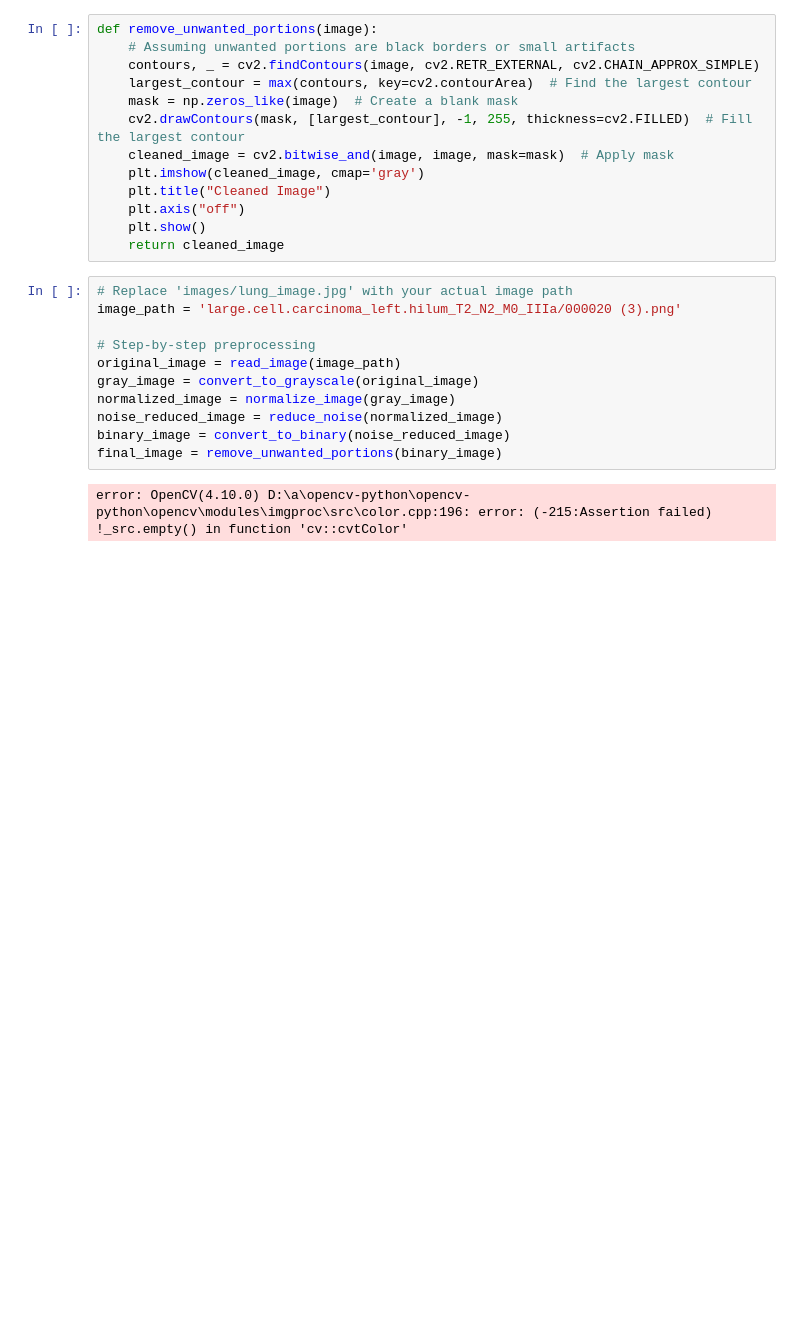
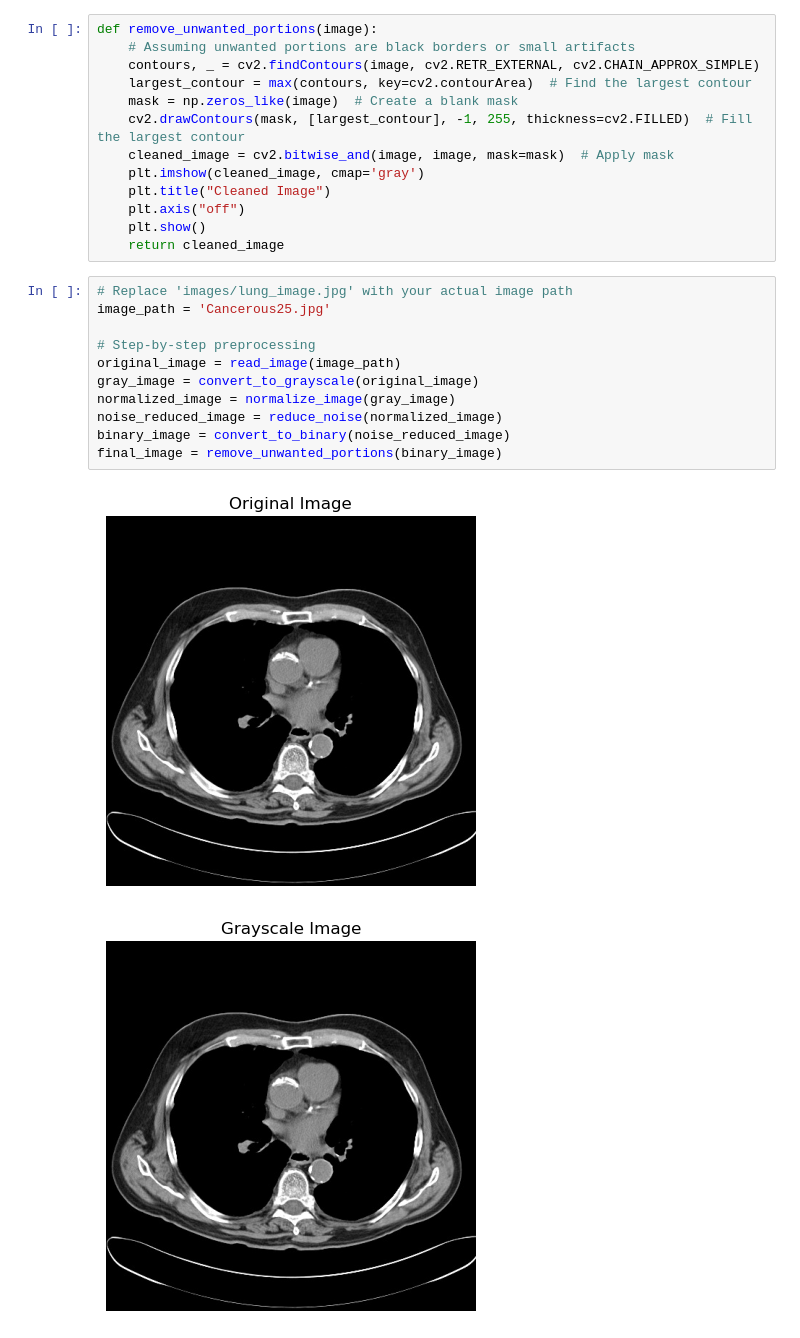
Before and after one commit to sifat26/ImageProcessing_LungCancerDetection, a Jupyter notebook: Imagepreprocessing.ipynb, the cells around one changed output. Saved outputs shown, nothing was run; the diff lists cells and outputs as text; blank space fills up the shorter version.

Commit message:
Image preprocessing

```diff
--- a/Imagepreprocessing.ipynb
+++ b/Imagepreprocessing.ipynb
@@ -77,14 +77,15 @@ def remove_unwanted_portions(image):
     return cleaned_image
 # %%
 # Replace 'images/lung_image.jpg' with your actual image path
-image_path = 'large.cell.carcinoma_left.hilum_T2_N2_M0_IIIa/000020 (3).png'
+image_path = 'Cancerous25.jpg'
 
 # Step-by-step preprocessing
 original_image = read_image(image_path)
 gray_image = convert_to_grayscale(original_image)
 normalized_image = normalize_image(gray_image)
 noise_reduced_image = reduce_noise(normalized_image)
 binary_image = convert_to_binary(noise_reduced_image)
 final_image = remove_unwanted_portions(binary_image)
 # %% [output]
-error: OpenCV(4.10.0) D:\a\opencv-python\opencv-python\opencv\modules\imgproc\src\color.cpp:196: error: (-215:Assertion failed) !_src.empty() in function 'cv::cvtColor'
+[figure, added]
+[figure, added]
```
Also changed, not shown: parts of 7 cells of this notebook.
